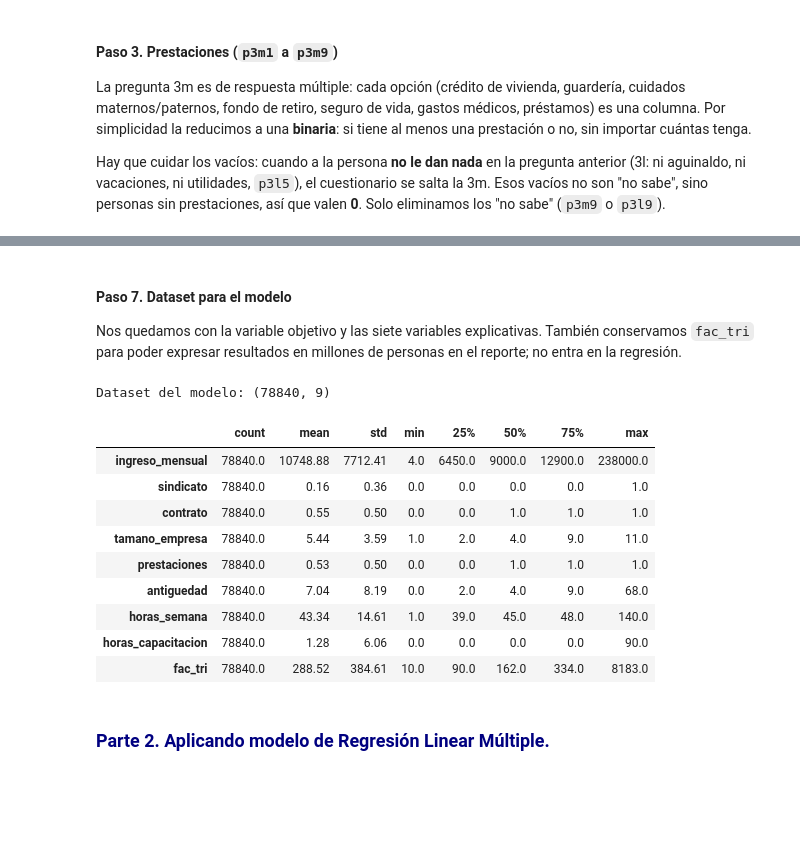
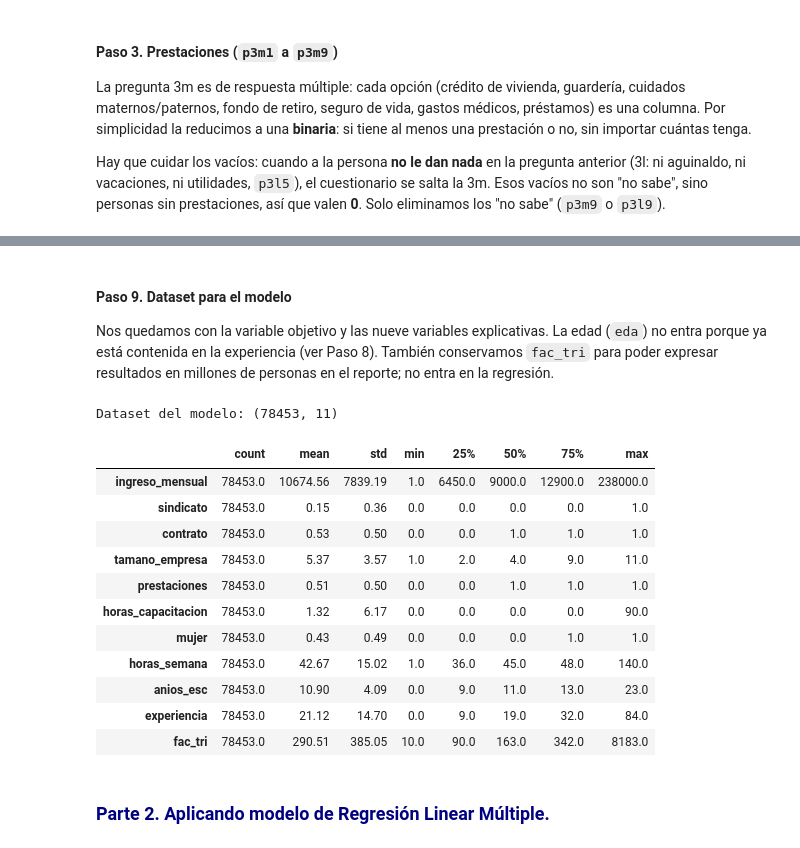
Before and after one commit to lbeltran-dev/Analisis-De-Ingreso-Mensual-En-Mexico-ENOE-2025-T1, a Jupyter notebook: Tarea5_FernandoHernandez_LuisBeltran.ipynb, the cells around one changed output, grey strips where cells are left out. Cells and saved outputs as stored; diff of their text form; code cells hidden in the pictures; blank space fills up the shorter version.

```diff
--- a/Tarea5_FernandoHernandez_LuisBeltran.ipynb
+++ b/Tarea5_FernandoHernandez_LuisBeltran.ipynb
@@ -516,0 +481,6 @@ Personas con más de 0 horas:       6100
+# %%
+# Binaria: 1 = mujer, 0 = hombre
+df = df.assign(mujer=(df['sex'] == 2).astype(int))
+
+print('Proporción de mujeres:', round(df['mujer'].mean(), 3))
+df['eda'].describe().round(1)
@@ -516,0 +502,7 @@ Personas con más de 0 horas:       6100
+# %%
+# Quitar a los ausentes la semana pasada (0 horas)
+df = df[df['hrsocup'] > 0]
+df = df.assign(horas_semana=df['hrsocup'])
+
+print('Con horas trabajadas:', len(df))
+df['horas_semana'].describe().round(1)
@@ -516,0 +524,6 @@ Personas con más de 0 horas:       6100
+# %%
+# Quitar "no especificado" (99)
+df = df[df['anios_esc'] != 99]
+
+print('Con escolaridad válida:', len(df))
+df['anios_esc'].describe().round(1)
@@ -516,0 +552,7 @@ Personas con más de 0 horas:       6100
+# %%
+# Experiencia potencial; los negativos valen 0
+experiencia = df['eda'] - df['anios_esc'] - 6
+print('Registros con experiencia negativa:', (experiencia < 0).sum())
+
+df = df.assign(experiencia=experiencia.clip(lower=0))
+df['experiencia'].describe().round(1)
@@ -517,27 +570,29 @@ Personas con más de 0 horas:       6100
 # %% [markdown]
-#### Paso 7. Dataset para el modelo
+#### Paso 9. Dataset para el modelo
 
-Nos quedamos con la variable objetivo y las siete variables explicativas. También conservamos `fac_tri` para poder expresar resultados en millones de personas en el reporte; no entra en la regresión.
+Nos quedamos con la variable objetivo y las nueve variables explicativas. La edad (`eda`) no entra porque ya está contenida en la experiencia (ver Paso 8). También conservamos `fac_tri` para poder expresar resultados en millones de personas en el reporte; no entra en la regresión.
 # %%
 # Dataset para el modelo
-columnas = ['ingreso_mensual', 'sindicato', 'contrato', 'tamano_empresa', 'prestaciones',
-            'antiguedad', 'horas_semana', 'horas_capacitacion', 'fac_tri']
+columnas = ['ingreso_mensual', 'sindicato', 'contrato', 'tamano_empresa', 'prestaciones', 'horas_capacitacion',
+            'mujer', 'horas_semana', 'anios_esc', 'experiencia', 'fac_tri']
 modelo = df[columnas]
 
 print('Dataset del modelo:', modelo.shape)
 modelo.describe().round(2).T
 # %% [output]
-Dataset del modelo: (78840, 9)
+Dataset del modelo: (78453, 11)
 |  | count | mean | std | min | 25% | 50% | 75% | max |
-| ingreso_mensual | 78840.0 | 10748.88 | 7712.41 | 4.0 | 6450.0 | 9000.0 | 12900.0 | 238000.0 |
-| sindicato | 78840.0 | 0.16 | 0.36 | 0.0 | 0.0 | 0.0 | 0.0 | 1.0 |
-| contrato | 78840.0 | 0.55 | 0.50 | 0.0 | 0.0 | 1.0 | 1.0 | 1.0 |
-| tamano_empresa | 78840.0 | 5.44 | 3.59 | 1.0 | 2.0 | 4.0 | 9.0 | 11.0 |
-| prestaciones | 78840.0 | 0.53 | 0.50 | 0.0 | 0.0 | 1.0 | 1.0 | 1.0 |
-| antiguedad | 78840.0 | 7.04 | 8.19 | 0.0 | 2.0 | 4.0 | 9.0 | 68.0 |
-| horas_semana | 78840.0 | 43.34 | 14.61 | 1.0 | 39.0 | 45.0 | 48.0 | 140.0 |
-| horas_capacitacion | 78840.0 | 1.28 | 6.06 | 0.0 | 0.0 | 0.0 | 0.0 | 90.0 |
-| fac_tri | 78840.0 | 288.52 | 384.61 | 10.0 | 90.0 | 162.0 | 334.0 | 8183.0 |
+| ingreso_mensual | 78453.0 | 10674.56 | 7839.19 | 1.0 | 6450.0 | 9000.0 | 12900.0 | 238000.0 |
+| sindicato | 78453.0 | 0.15 | 0.36 | 0.0 | 0.0 | 0.0 | 0.0 | 1.0 |
+| contrato | 78453.0 | 0.53 | 0.50 | 0.0 | 0.0 | 1.0 | 1.0 | 1.0 |
+| tamano_empresa | 78453.0 | 5.37 | 3.57 | 1.0 | 2.0 | 4.0 | 9.0 | 11.0 |
+| prestaciones | 78453.0 | 0.51 | 0.50 | 0.0 | 0.0 | 1.0 | 1.0 | 1.0 |
+| horas_capacitacion | 78453.0 | 1.32 | 6.17 | 0.0 | 0.0 | 0.0 | 0.0 | 90.0 |
+| mujer | 78453.0 | 0.43 | 0.49 | 0.0 | 0.0 | 0.0 | 1.0 | 1.0 |
+| horas_semana | 78453.0 | 42.67 | 15.02 | 1.0 | 36.0 | 45.0 | 48.0 | 140.0 |
+| anios_esc | 78453.0 | 10.90 | 4.09 | 0.0 | 9.0 | 11.0 | 13.0 | 23.0 |
+| experiencia | 78453.0 | 21.12 | 14.70 | 0.0 | 9.0 | 19.0 | 32.0 | 84.0 |
+| fac_tri | 78453.0 | 290.51 | 385.05 | 10.0 | 90.0 | 163.0 | 342.0 | 8183.0 |
 # %% [markdown]
 ### <font color='navy'> Parte 2. Aplicando modelo de Regresión Linear Múltiple.
 # %%
```
Also changed, not shown: parts of 45 cells of this notebook.
